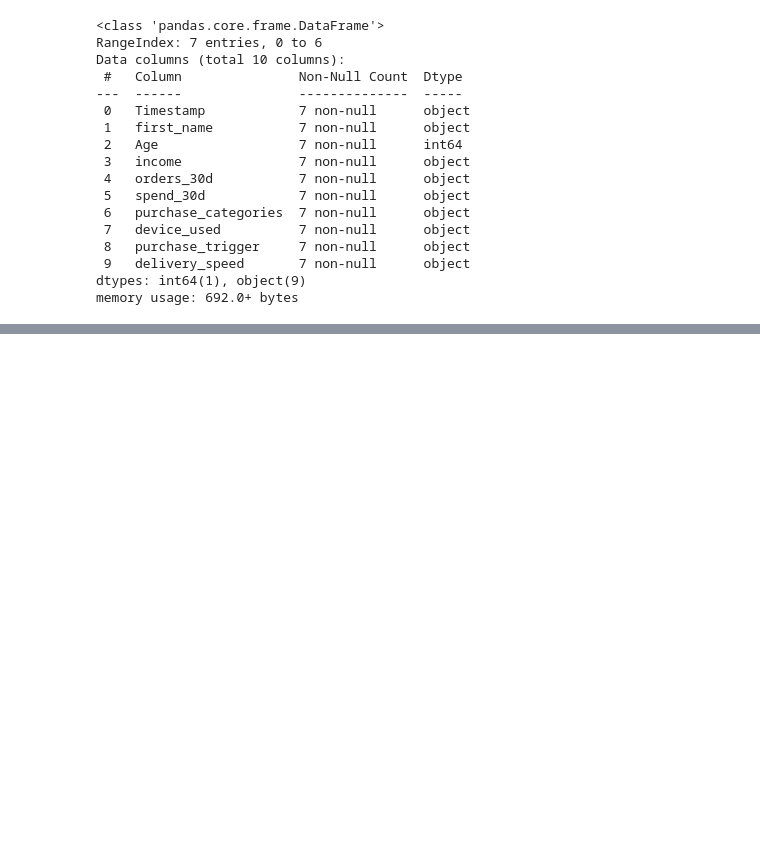
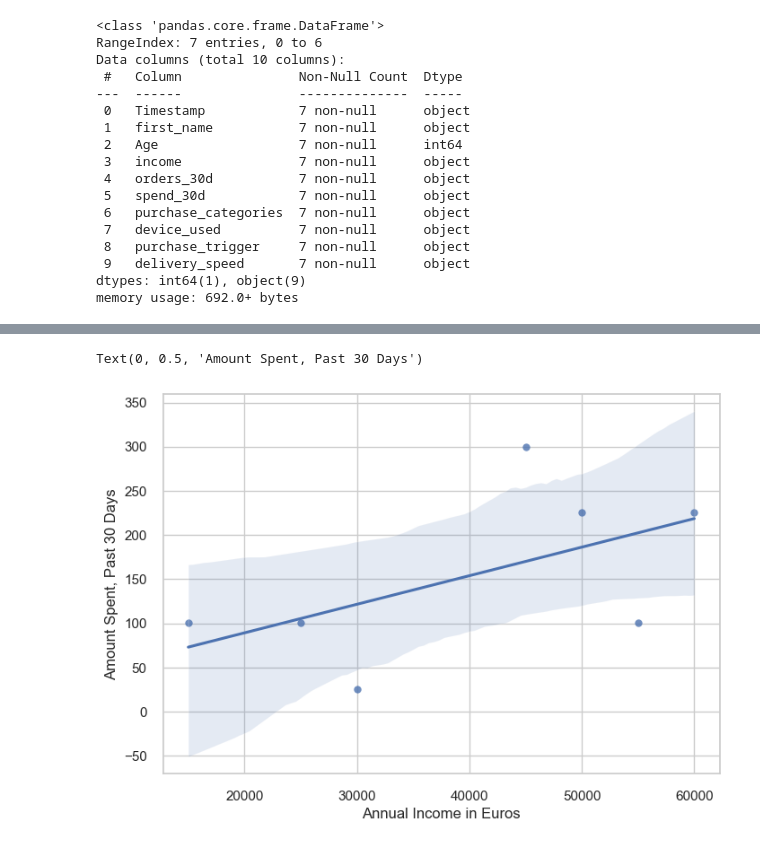
Before and after one commit to chandlershortlidge/lab-sampling, a Jupyter notebook: main.ipynb, the cells around one changed output, grey strips where cells are left out. Saved outputs shown, nothing was run; the diff lists cells and outputs as text; code cells hidden in the pictures; blank space fills up the shorter version.

Commit message:
regplot

```diff
--- a/main.ipynb
+++ b/main.ipynb
@@ -182,2 +167,0 @@ memory usage: 1.4+ KB
-# %%
-shopping = shopping.drop("cat_list", axis=1)
@@ -262,0 +168,19 @@ sns.barchart
+# %%
+# now we neeed to turn spending ranges into categories
+# we'll use the midpoint of each range, which will allow us to do correlational analysis
+# (low + high) / 2
+
+
+def convert_spend_to_numeric(dollas):
+    dollas = dollas.strip().replace('+', "") # first clean the data
+    if '-' in dollas:
+        split_numbers = dollas.split('-')
+        low = int(split_numbers[0])
+        high = int(split_numbers[1])
+        return (low + high) / 2 # then divide
+    else:
+        return int(dollas)
+# %%
+# apply the function to the data frame
+shopping["spend_numeric"] = shopping["spend_30d"].apply(convert_spend_to_numeric)
+shopping["spend_numeric"]
@@ -262,0 +231,9 @@ sns.barchart
+# %%
+sns.regplot(data=shopping,
+                x="income",
+                y="spend_numeric")
+plt.xlabel("Annual Income in Euros")
+plt.ylabel("Amount Spent, Past 30 Days")
+# %% [output]
+Text(0, 0.5, 'Amount Spent, Past 30 Days')
+[figure, added]
```
Also changed, not shown: parts of 13 cells of this notebook, 1 other file.
